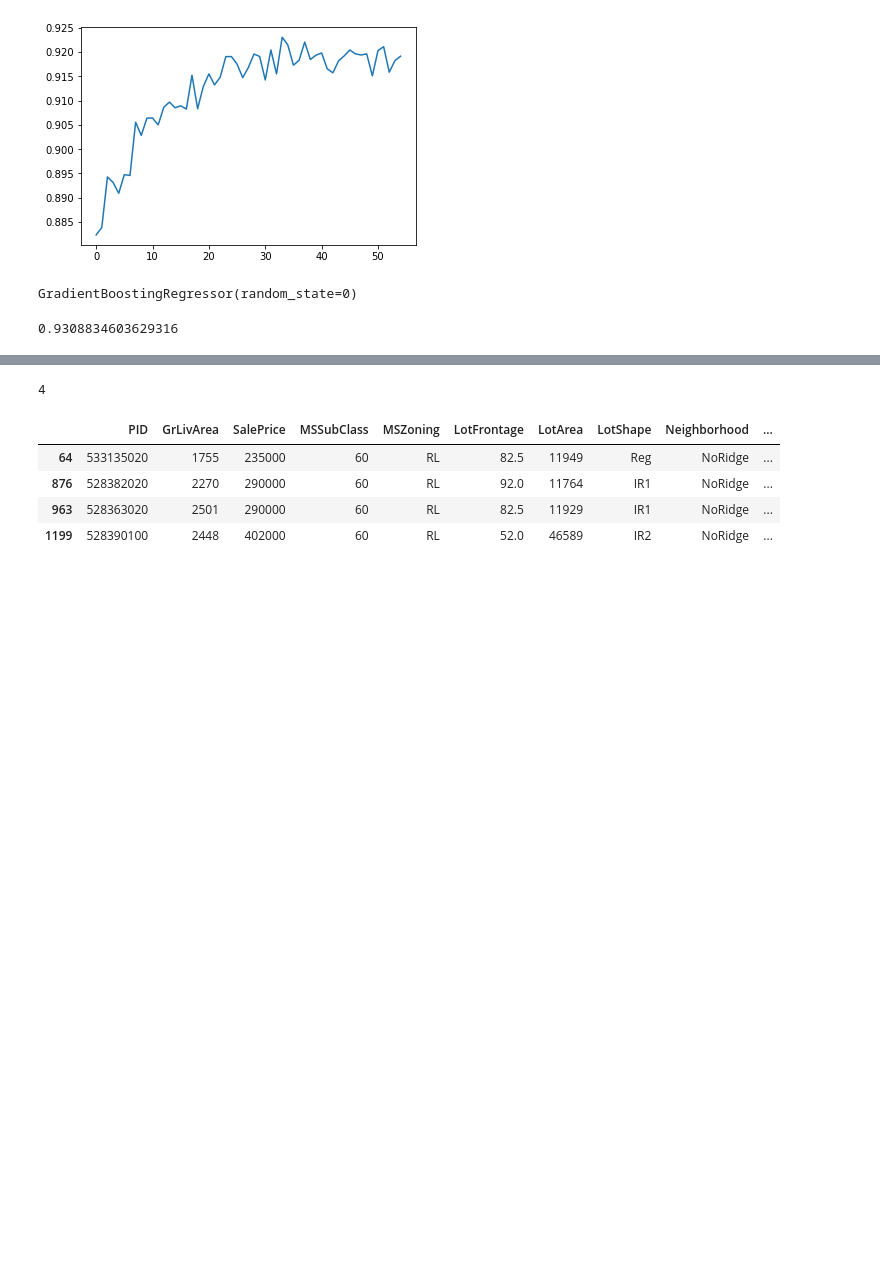
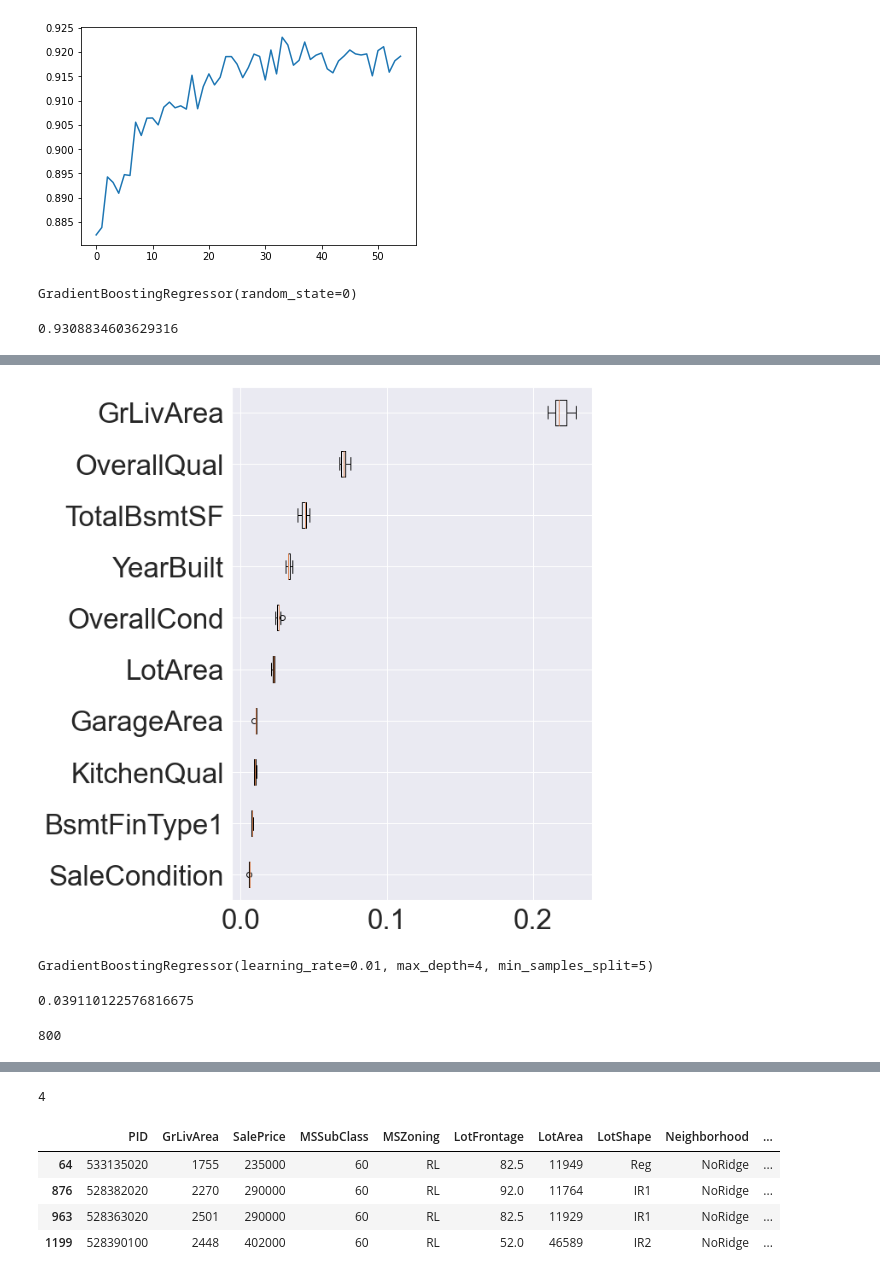
Before and after one commit to nickelworks/machine-learning-housing-project, a Jupyter notebook: Tony/Lasso Version 1-Copy3.ipynb, the cells around one changed output, grey strips where cells are left out. Saved outputs shown, nothing was run; the diff lists cells and outputs as text; code cells hidden in the pictures; blank space fills up the shorter version.

```diff
--- a/Tony/Lasso Version 1-Copy3.ipynb
+++ b/Tony/Lasso Version 1-Copy3.ipynb
@@ -635,0 +616,14 @@ plt.boxplot(
+# %%
+sorted_idx = result.importances_mean.argsort()[55:]
+plt.figure(figsize=(10,10))
+plt.boxplot(
+    result.importances[sorted_idx].T,
+    vert=False,
+    labels=np.array(x_train.columns)[sorted_idx],
+)
+
+plt.tight_layout()
+
+plt.savefig("permutation.png")
+# %% [output]
+[figure, added]
@@ -635,0 +640,9 @@ plt.boxplot(
+# %%
+reg = GradientBoostingRegressor(**params)
+reg.fit(x_train, y_train)
+# %% [output]
+GradientBoostingRegressor(learning_rate=0.01, max_depth=4, min_samples_split=5)
+# %%
+reg.loss_(y_test, reg.predict(x_test))
+# %% [output]
+0.039110122576816675
@@ -635,0 +653,9 @@ plt.boxplot(
+# %%
+for estimator in n_estimator:
+    params["n_estimators"] = estimator
+    reg = GradientBoostingRegressor(**params)
+    reg.fit(x_train, y_train)
+    deviance.append(reg.loss_(y_test, reg.predict(x_test)))
+    print(estimator, end='\r')
+# %% [output]
+800
```
Also changed, not shown: parts of 39 cells of this notebook, 9 other files.
